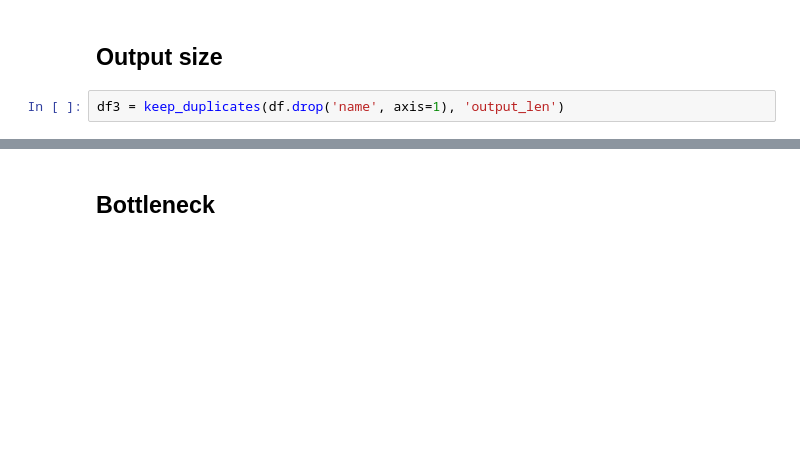
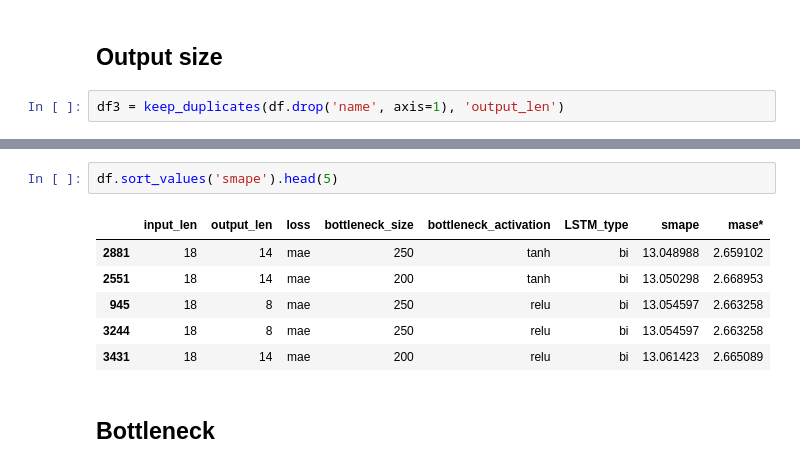
Before and after one commit to djib2011/forecasting, a Jupyter notebook: analysis/explore_results_ensemble.ipynb, the cells around one changed output, grey strips where cells are left out. Saved outputs shown, nothing was run; the diff lists cells and outputs as text; blank space fills up the shorter version.

```diff
--- a/analysis/explore_results_ensemble.ipynb
+++ b/analysis/explore_results_ensemble.ipynb
@@ -68,3 +73,12 @@ add_benchmarks()
+# %%
+df.sort_values('smape').head(5)
+# %% [output]
+|  | input_len | output_len | loss | bottleneck_size | bottleneck_activation | LSTM_type | smape | mase* |
+| 2881 | 18 | 14 | mae | 250 | tanh | bi | 13.048988 | 2.659102 |
+| 2551 | 18 | 14 | mae | 200 | tanh | bi | 13.050298 | 2.668953 |
+| 945 | 18 | 8 | mae | 250 | relu | bi | 13.054597 | 2.663258 |
+| 3244 | 18 | 8 | mae | 250 | relu | bi | 13.054597 | 2.663258 |
+| 3431 | 18 | 14 | mae | 200 | relu | bi | 13.061423 | 2.665089 |
 # %% [markdown]
 ## Bottleneck
 # %%
```
Also changed, not shown: parts of 4 cells of this notebook, 3 other files.
